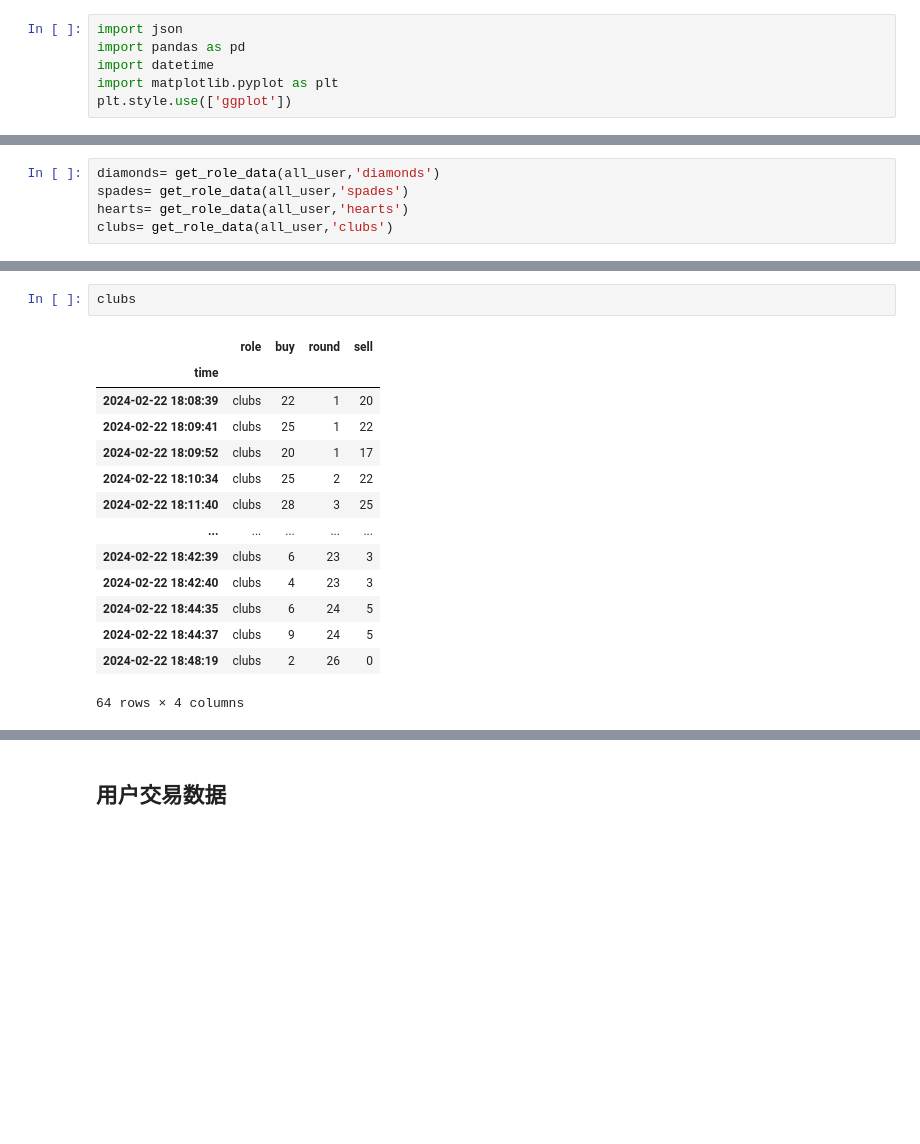
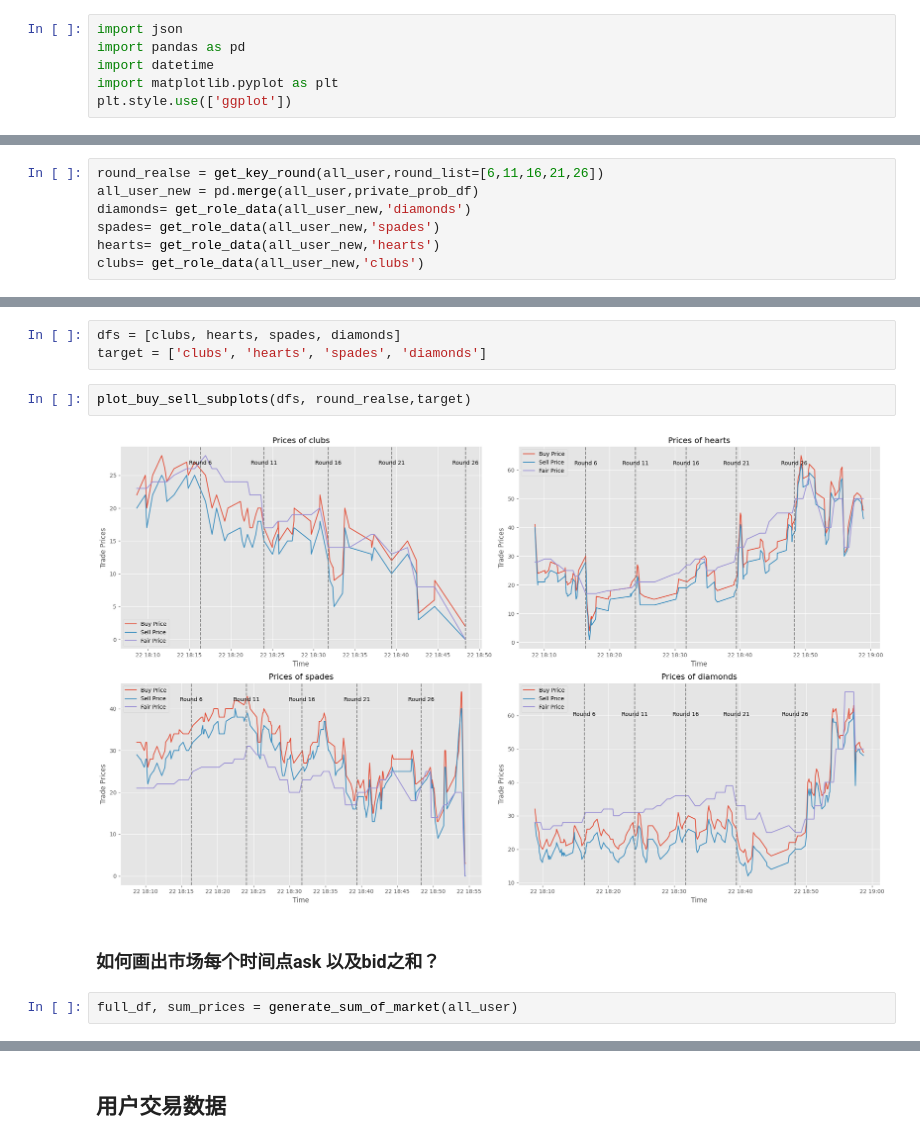
Before and after one commit to xinzhan18/Imperial_derivative_group7, a Jupyter notebook: derivative_code_analysis.ipynb, the cells around one changed output, grey strips where cells are left out. Saved outputs shown, nothing was run; the diff lists cells and outputs as text; blank space fills up the shorter version.

Commit message:
add market all

```diff
--- a/derivative_code_analysis.ipynb
+++ b/derivative_code_analysis.ipynb
@@ -92,6 +317,8 @@ round_realse = get_key_round(all_user,round_list=[6,11,16,21,26])
 # %%
-diamonds= get_role_data(all_user,'diamonds')
-spades= get_role_data(all_user,'spades')
-hearts= get_role_data(all_user,'hearts')
-clubs= get_role_data(all_user,'clubs')
+round_realse = get_key_round(all_user,round_list=[6,11,16,21,26])
+all_user_new = pd.merge(all_user,private_prob_df)
+diamonds= get_role_data(all_user_new,'diamonds')
+spades= get_role_data(all_user_new,'spades')
+hearts= get_role_data(all_user_new,'hearts')
+clubs= get_role_data(all_user_new,'clubs')
 # %%
@@ -113,17 +329,11 @@ plot_buy_sell(clubs,round_realse,title='clubs')
+# %%
+dfs = [clubs, hearts, spades, diamonds]
+target = ['clubs', 'hearts', 'spades', 'diamonds']
 # %%
-clubs
+plot_buy_sell_subplots(dfs, round_realse,target)
 # %% [output]
-|  | role | buy | round | sell |
-| time |  |  |  |  |
-| 2024-02-22 18:08:39 | clubs | 22 | 1 | 20 |
-| 2024-02-22 18:09:41 | clubs | 25 | 1 | 22 |
-| 2024-02-22 18:09:52 | clubs | 20 | 1 | 17 |
-| 2024-02-22 18:10:34 | clubs | 25 | 2 | 22 |
-| 2024-02-22 18:11:40 | clubs | 28 | 3 | 25 |
-| ... | ... | ... | ... | ... |
-| 2024-02-22 18:42:39 | clubs | 6 | 23 | 3 |
-| 2024-02-22 18:42:40 | clubs | 4 | 23 | 3 |
-| 2024-02-22 18:44:35 | clubs | 6 | 24 | 5 |
-| 2024-02-22 18:44:37 | clubs | 9 | 24 | 5 |
-| 2024-02-22 18:48:19 | clubs | 2 | 26 | 0 |
-64 rows × 4 columns
+[figure, added]
+# %% [markdown]
+###  如何画出市场每个时间点ask 以及bid之和？
+# %%
+full_df, sum_prices = generate_sum_of_market(all_user)
```
Also changed, not shown: parts of 25 cells of this notebook, 12 other files.
